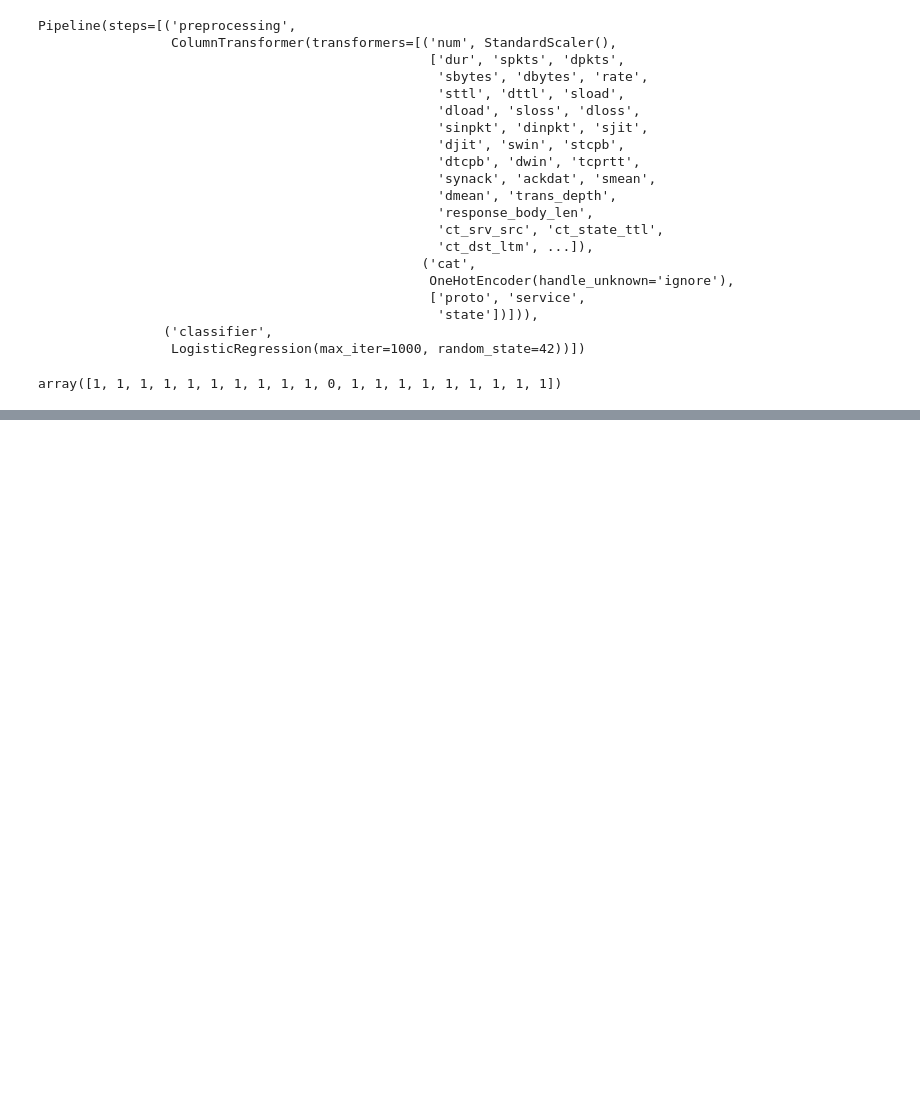
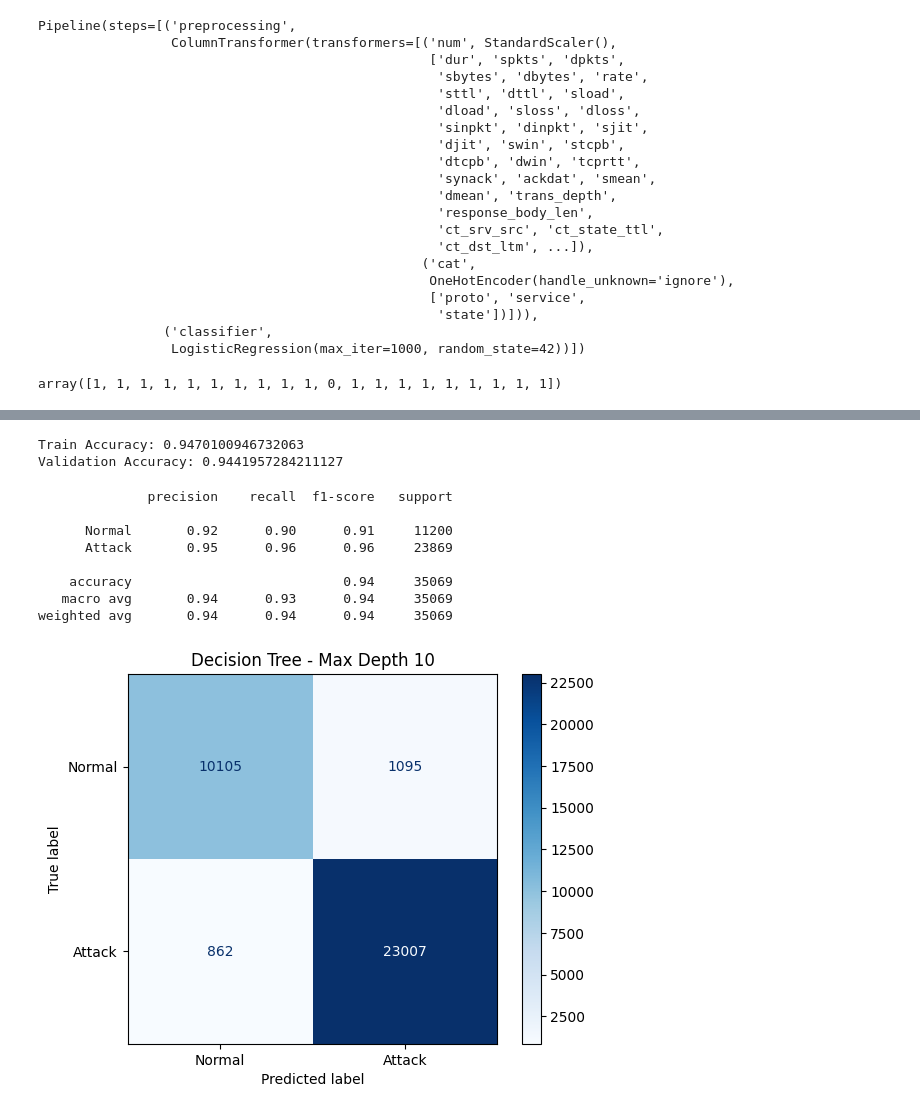
Before and after one commit to Ch3ddarr/dsb_capstone, a Jupyter notebook: 01_EDA.ipynb, the cells around one changed output, grey strips where cells are left out. Saved outputs shown, nothing was run; the diff lists cells and outputs as text; code cells hidden in the pictures; blank space fills up the shorter version.

```diff
--- a/01_EDA.ipynb
+++ b/01_EDA.ipynb
@@ -389,0 +530,11 @@ accuracy_score(y_test, y_pred_lr)
+# %%
+# Trying with depth 5
+dt_pipeline_5 = Pipeline([
+    ('preprocessing', preprocessor),
+    ('classifier', DecisionTreeClassifier(
+        max_depth=5,
+        random_state=42
+    ))
+])
+
+dt_pipeline_5.fit(X_train, y_train)
@@ -389,0 +572,11 @@ accuracy_score(y_test, y_pred_lr)
+# %%
+# Now with depth of 10
+dt_pipeline_10 = Pipeline([
+    ('preprocessing', preprocessor),
+    ('classifier', DecisionTreeClassifier(
+        max_depth=10,
+        random_state=42
+    ))
+])
+
+dt_pipeline_10.fit(X_train, y_train)
@@ -389,0 +604,39 @@ accuracy_score(y_test, y_pred_lr)
+# %%
+# Little bit better
+print("Train Accuracy:",
+      dt_pipeline_10.score(X_train, y_train))
+
+print("Validation Accuracy:",
+      dt_pipeline_10.score(X_val, y_val))
+# %% [output]
+Train Accuracy: 0.9470100946732063
+Validation Accuracy: 0.9441957284211127
+# %%
+y_pred_dt_10 = dt_pipeline_10.predict(X_val)
+
+print(classification_report(
+    y_val,
+    y_pred_dt_10,
+    target_names=['Normal', 'Attack']
+))
+
+ConfusionMatrixDisplay.from_predictions(
+    y_val,
+    y_pred_dt_10,
+    display_labels=['Normal', 'Attack'],
+    cmap='Blues',
+    values_format='d'
+)
+
+plt.title('Decision Tree - Max Depth 10')
+plt.show()
+# %% [output]
+              precision    recall  f1-score   support
+
+      Normal       0.92      0.90      0.91     11200
+      Attack       0.95      0.96      0.96     23869
+
+    accuracy                           0.94     35069
+   macro avg       0.94      0.93      0.94     35069
+weighted avg       0.94      0.94      0.94     35069
+[figure, added]
```
Also changed, not shown: parts of 50 cells of this notebook.
